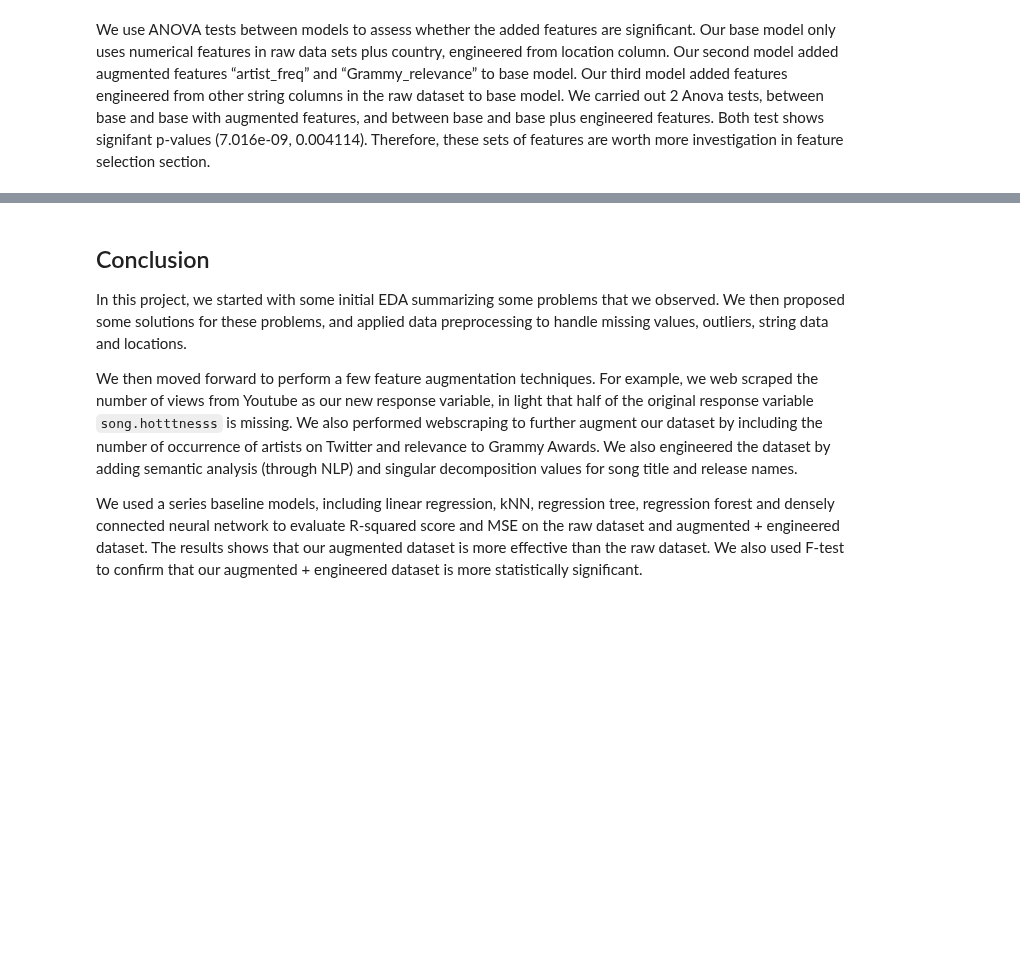
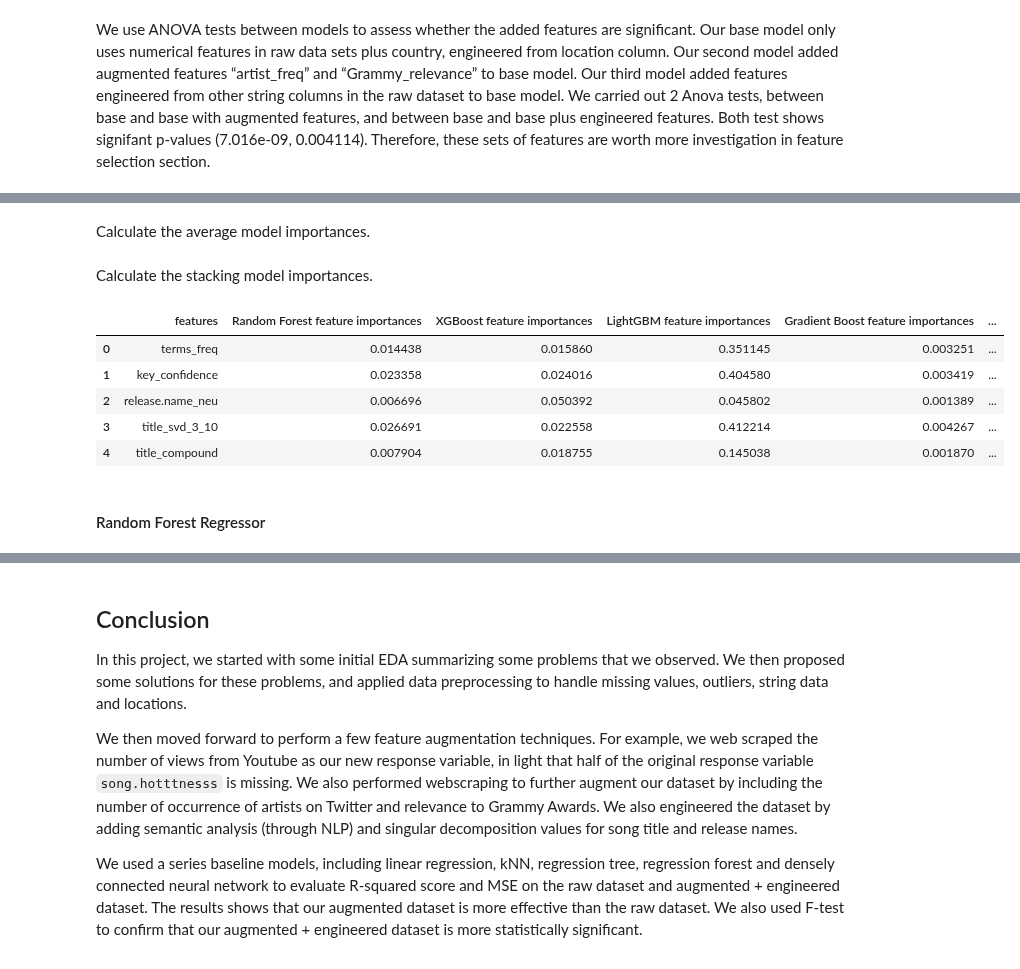
Before and after one commit to Yuting-Kou/AC209B_MillionSong, a Jupyter notebook: src/Zheyu Wu/Documentation.ipynb, the cells around one changed output, grey strips where cells are left out. Saved outputs shown, nothing was run; the diff lists cells and outputs as text; code cells hidden in the pictures; blank space fills up the shorter version.

Commit message:
finally finsih all the fantastic model

```diff
--- a/src/Zheyu Wu/Documentation.ipynb
+++ b/src/Zheyu Wu/Documentation.ipynb
@@ -1179,0 +1553,24 @@ We use ANOVA tests between models to assess whether the added features are signi
+# %%
+scalar=MinMaxScaler()
+feature_dataframe[import_col]=scalar.fit_transform(feature_dataframe[import_col])
+# %% [markdown]
+Calculate the average model importances.
+# %%
+feature_dataframe['AverageModel'] = feature_dataframe.mean(axis= 1)
+# %% [markdown]
+Calculate the stacking model importances.
+# %%
+weight=stacked_averaged_models.meta_model_.coef_[2:]
+weight=weight/sum(weight)
+imp=feature_dataframe[import_col]
+# %%
+feature_dataframe['StackAverageModel'] = (weight*imp).sum(axis=1)
+# %%
+feature_dataframe.head()
+# %% [output]
+|  | features | Random Forest feature importances | XGBoost feature importances | LightGBM feature importances | Gradient Boost feature importances | ... |
+| 0 | terms_freq | 0.014438 | 0.015860 | 0.351145 | 0.003251 | ... |
+| 1 | key_confidence | 0.023358 | 0.024016 | 0.404580 | 0.003419 | ... |
+| 2 | release.name_neu | 0.006696 | 0.050392 | 0.045802 | 0.001389 | ... |
+| 3 | title_svd_3_10 | 0.026691 | 0.022558 | 0.412214 | 0.004267 | ... |
+| 4 | title_compound | 0.007904 | 0.018755 | 0.145038 | 0.001870 | ... |
@@ -1179,0 +1583,2 @@ We use ANOVA tests between models to assess whether the added features are signi
+# %% [markdown]
+#### Random Forest Regressor
```
Also changed, not shown: parts of 67 cells of this notebook, 3 other files.
